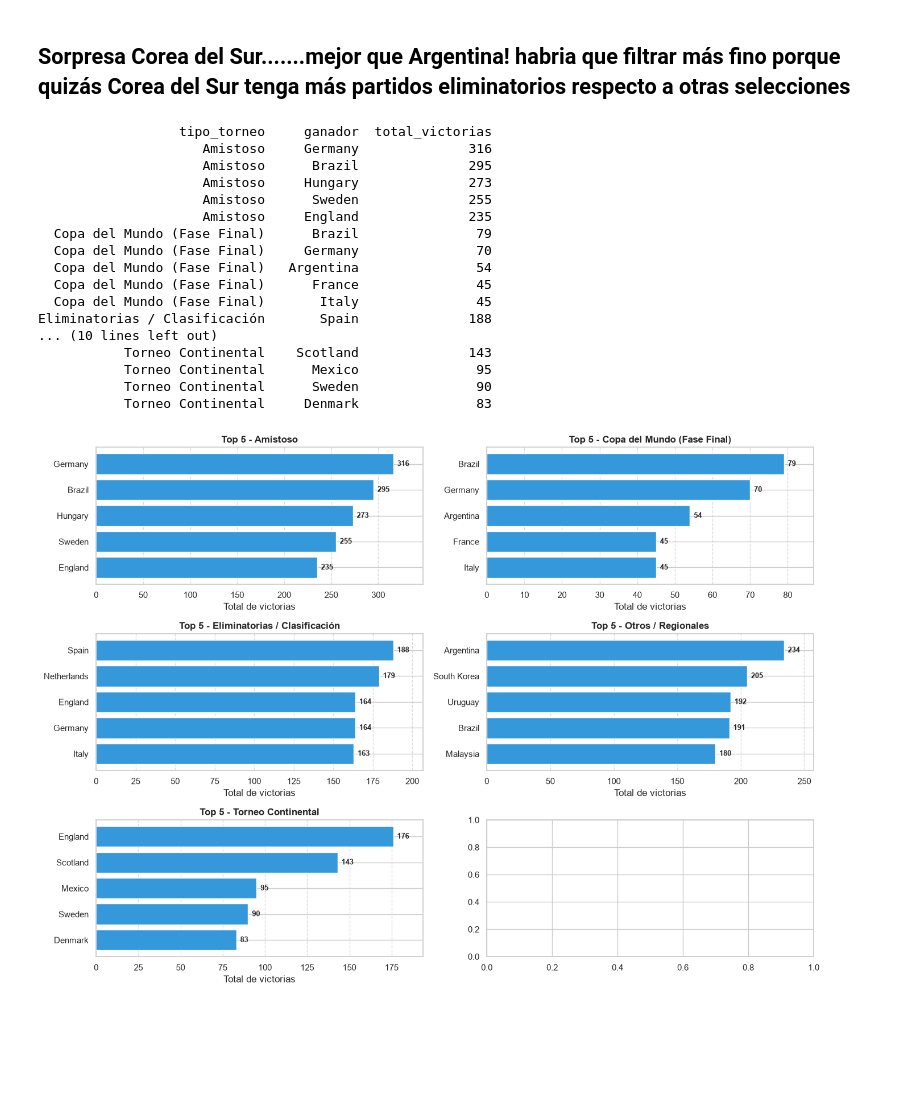
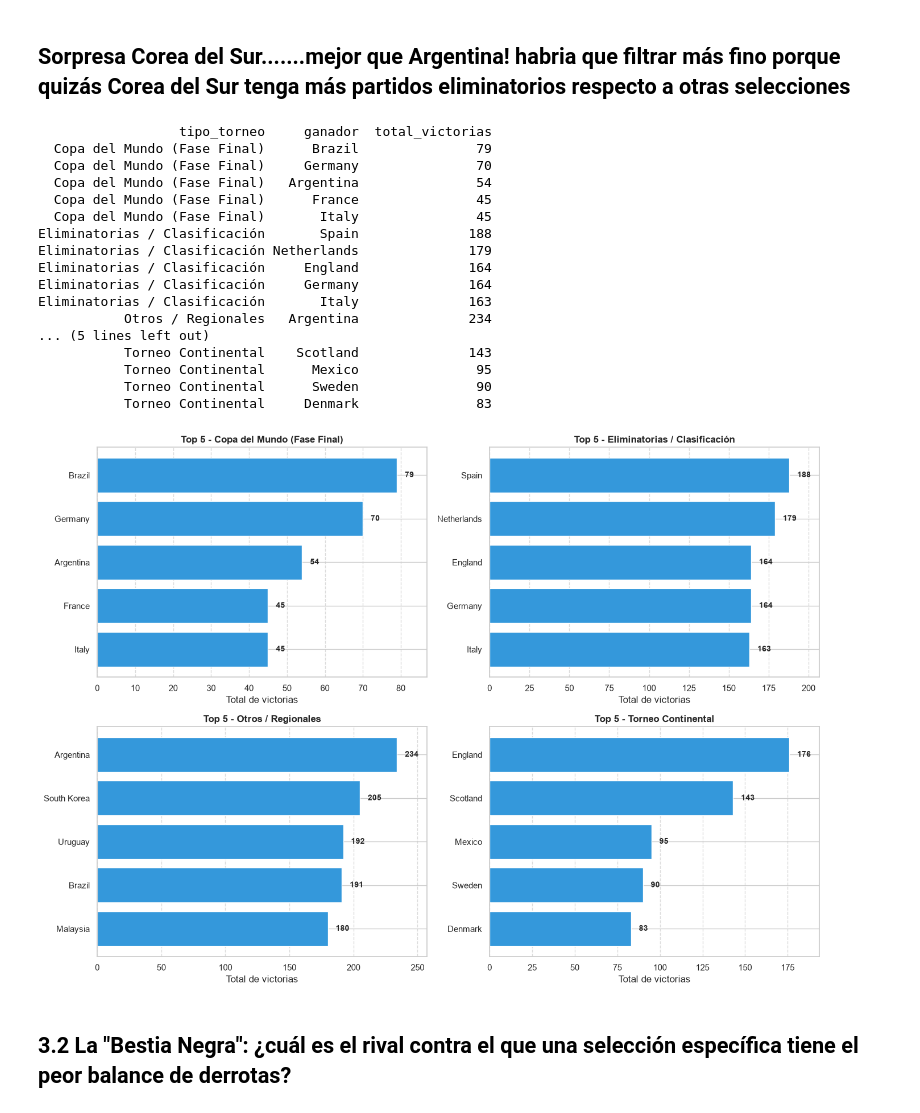
Before and after one commit to fabrimori-rgb/EDA_Fab, a Jupyter notebook: analisis_futbol_limpio.ipynb, the cells around one changed output. Cells and saved outputs as stored; diff of their text form; code cells hidden in the pictures; blank space fills up the shorter version.

```diff
--- a/analisis_futbol_limpio.ipynb
+++ b/analisis_futbol_limpio.ipynb
@@ -728,6 +728,10 @@ victorias_por_tipo = (
     .reset_index(name='total_victorias')
 )
 
+# Quito la categoria Amistoso
+
+victorias_por_tipo = victorias_por_tipo[victorias_por_tipo['tipo_torneo'] != 'Amistoso']
+
 # saco los resultados, los primeros cinco equipos por tipo de torneo
 
 top_5_por_tipo = (
@@ -739,18 +743,18 @@ top_5_por_tipo = (
 print(top_5_por_tipo.to_string(index=False))
 # %% [output]
                   tipo_torneo     ganador  total_victorias
-                     Amistoso     Germany              316
-                     Amistoso      Brazil              295
-                     Amistoso     Hungary              273
-                     Amistoso      Sweden              255
-                     Amistoso     England              235
   Copa del Mundo (Fase Final)      Brazil               79
   Copa del Mundo (Fase Final)     Germany               70
   Copa del Mundo (Fase Final)   Argentina               54
   Copa del Mundo (Fase Final)      France               45
   Copa del Mundo (Fase Final)       Italy               45
 Eliminatorias / Clasificación       Spain              188
-... (10 lines left out)
+Eliminatorias / Clasificación Netherlands              179
+Eliminatorias / Clasificación     England              164
+Eliminatorias / Clasificación     Germany              164
+Eliminatorias / Clasificación       Italy              163
+           Otros / Regionales   Argentina              234
+... (5 lines left out)
            Torneo Continental    Scotland              143
            Torneo Continental      Mexico               95
            Torneo Continental      Sweden               90
@@ -758,40 +762,43 @@ Eliminatorias / Clasificación       Spain              188
 # %%
 # saco el grafico creando varios subgraficos por tipologia de torneo, con barras horizontales
 
-# 1. Obtenemos las tipologías únicas de torneos
+# 1. Saco las tipologías únicas de torneos
+
 tipologias = top_5_por_tipo['tipo_torneo'].unique()
 num_tipologias = len(tipologias)
 
-# 2. Configuro una cuadrícula de subgráficos (necesito 5 subgrafico, los voy a poner en una cuadricola de 3 filas x 2 columnas)
+# 2. Configuro una cuadrícula de subgráficos (necesito 4 subgraficos, los voy a poner en una cuadricola de 2 filas x 2 columnas)
 
 filas = (num_tipologias + 1) // 2
 fig, axes = plt.subplots(nrows=filas, ncols=2, figsize=(14, 10))
 axes = axes.flatten()
 
 # 3. Dibujo un gráfico de barras para cada tipología
 
 for i, tipo in enumerate(tipologias):
     ax = axes[i]
     datos_tipo = top_5_por_tipo[top_5_por_tipo['tipo_torneo'] == tipo].iloc[::-1]
 
     # Guardo las barras en una variable 'barras'
 
     barras = ax.barh(datos_tipo['ganador'], datos_tipo['total_victorias'], color="#3498db")
 
     # Añado los números exactos al final de cada barra con un pequeño margen (padding)
 
-    ax.bar_label(barras, padding=5, fontweight='bold', fontsize=9)
+    ax.bar_label(barras, padding=10, fontweight='bold', fontsize=10)
 
     # Amplio un poco el límite derecho del eje X (10% extra) para que los números no se corten
 
     ax.set_xlim(0, datos_tipo['total_victorias'].max() * 1.10)
 
     ax.set_title(f"Top 5 - {tipo}", fontweight='bold')
     ax.set_xlabel("Total de victorias")
     ax.grid(axis='x', linestyle='--', alpha=0.7)
 
 # 4. Ajusto e imprimo
 plt.tight_layout()
 plt.show()
 # %% [output]
-[figure, old version]
+[figure, new version]
+# %% [markdown]
+## 3.2 La "Bestia Negra": ¿cuál es el rival contra el que una selección específica tiene el peor balance de derrotas?
```
Also changed, not shown: parts of 21 cells of this notebook.
